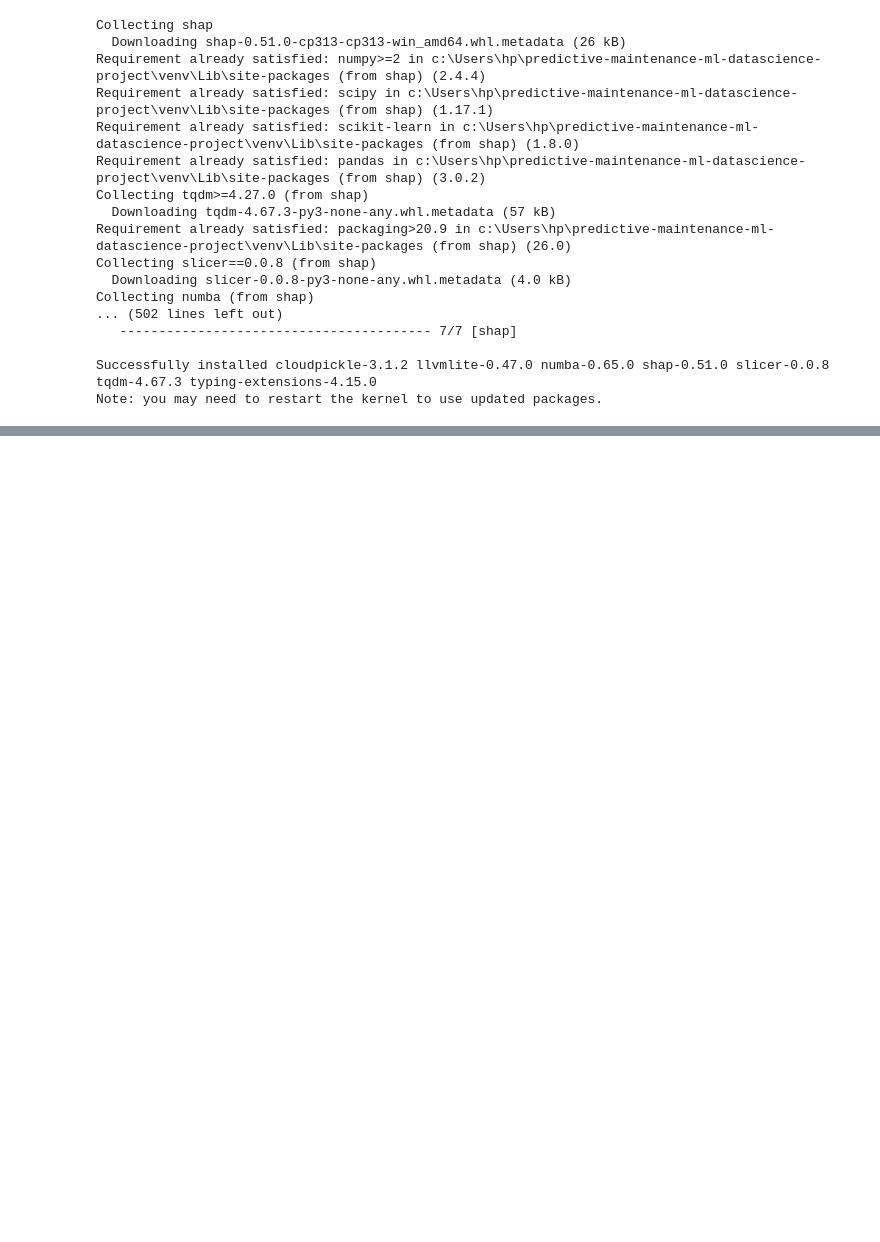
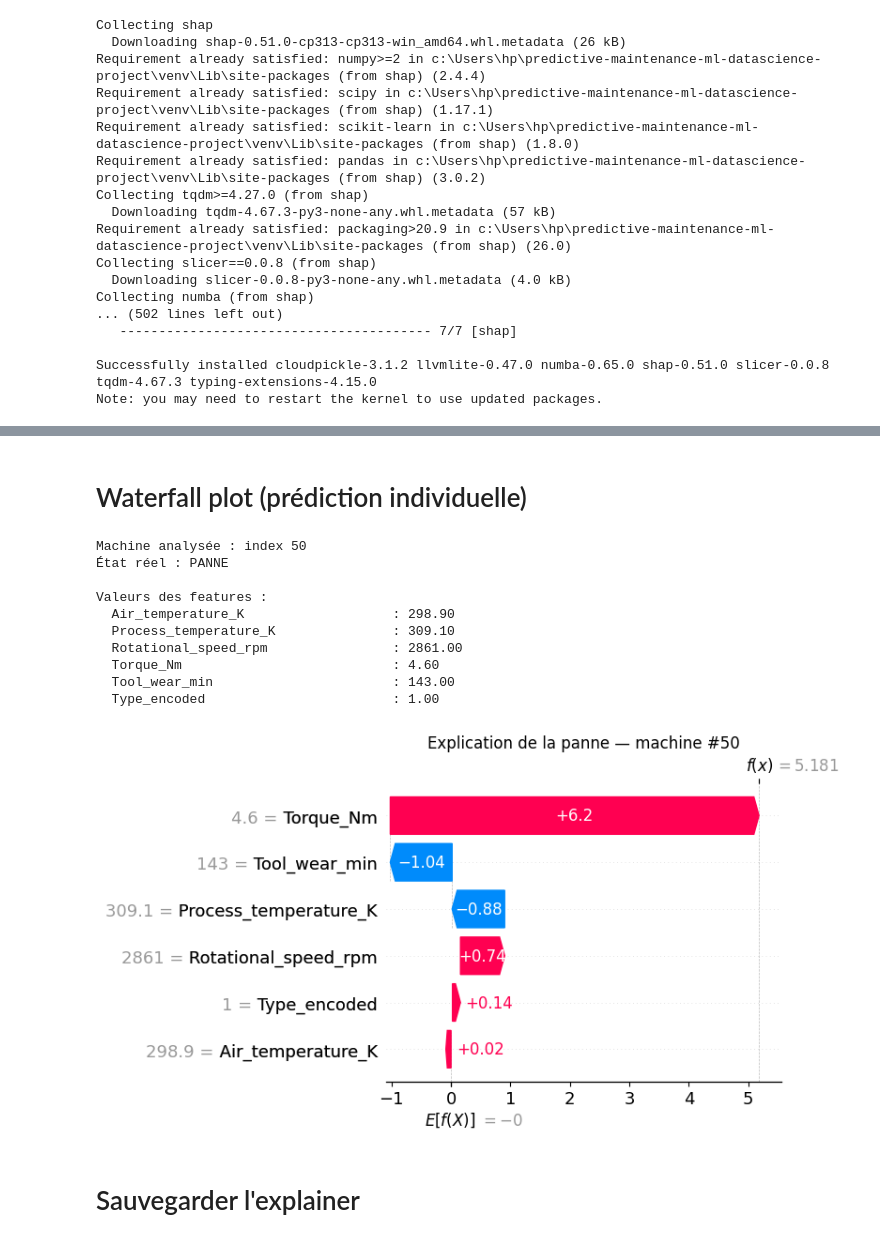
Before and after one commit to sarhanesrhaym/predictive-maintenance-ml-datascience-project, a Jupyter notebook: notebooks/03_shap.ipynb, the cells around one changed output, grey strips where cells are left out. Drawn from its saved outputs; the diff is of its cells as text; code cells hidden in the pictures; blank space fills up the shorter version.

```diff
--- a/notebooks/03_shap.ipynb
+++ b/notebooks/03_shap.ipynb
@@ -71,0 +94,41 @@ ValueError: feature_names must be string, and may not contain [, ] or <
+# %% [markdown]
+# Waterfall plot (prédiction individuelle)
+# %%
+# Trouver une vraie panne dans le dataset
+panne_indices = df[df['Machine failure'] == 1].index.tolist()
+idx = panne_indices[0]
+
+print(f"Machine analysée : index {idx}")
+print(f"État réel : {'PANNE' if y[idx] == 1 else 'Normal'}")
+print(f"\nValeurs des features :")
+for f, v in zip(features, X.iloc[idx]):
+    print(f"  {f:35s} : {v:.2f}")
+
+# Waterfall plot
+shap.waterfall_plot(
+    shap.Explanation(
+        values=shap_values[idx],
+        base_values=explainer.expected_value,
+        data=X.iloc[idx].values,
+        feature_names=features
+    ),
+    show=False
+)
+plt.title(f'Explication de la panne — machine #{idx}')
+plt.tight_layout()
+plt.savefig('../data/shap_waterfall.png', dpi=150, bbox_inches='tight')
+plt.show()
+# %% [output]
+Machine analysée : index 50
+État réel : PANNE
+
+Valeurs des features :
+  Air_temperature_K                   : 298.90
+  Process_temperature_K               : 309.10
+  Rotational_speed_rpm                : 2861.00
+  Torque_Nm                           : 4.60
+  Tool_wear_min                       : 143.00
+  Type_encoded                        : 1.00
+[figure, added]
+# %% [markdown]
+# Sauvegarder l'explainer
```
Also changed, not shown: parts of 7 cells of this notebook, 2 other files.
